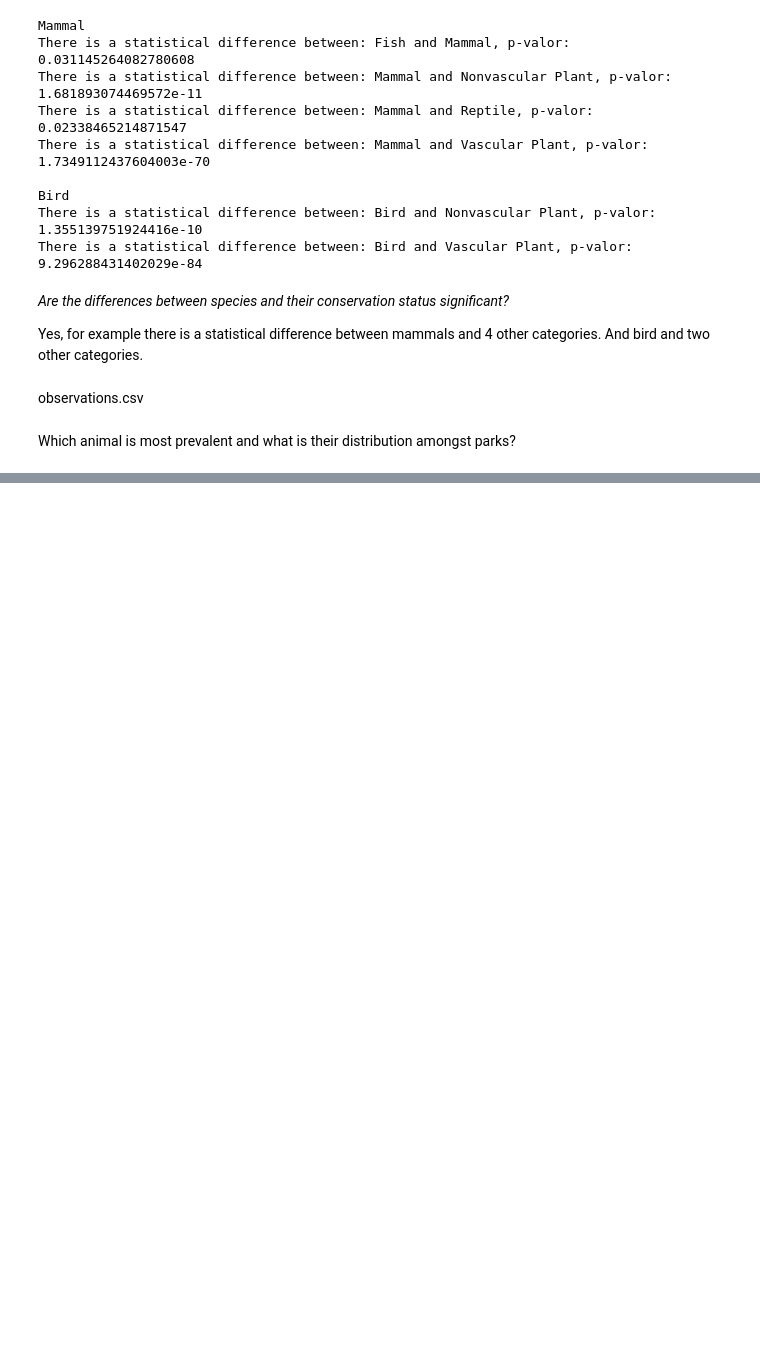
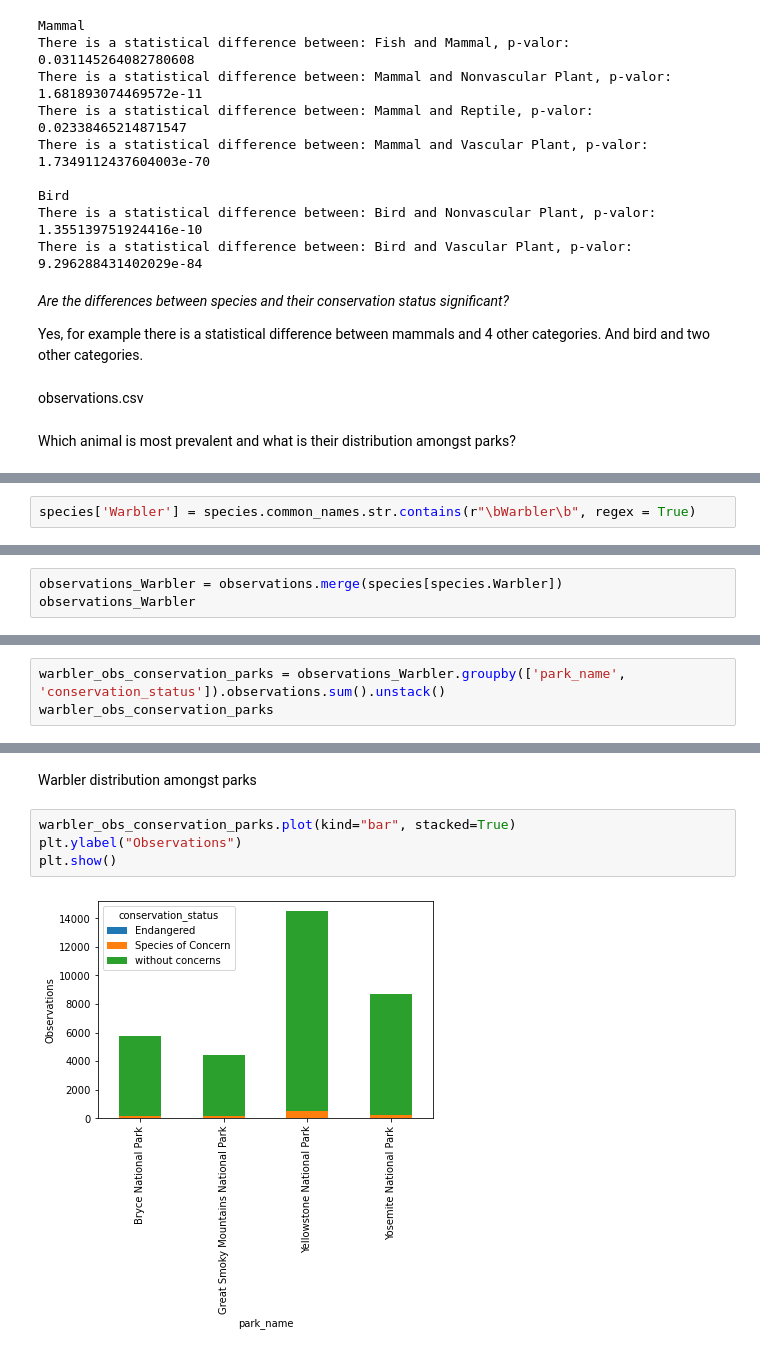
Before and after one commit to LucasArg00/biodiversity_codeacademy, a Jupyter notebook: biodiversity.ipynb, the cells around one changed output, grey strips where cells are left out. Cells and saved outputs as stored; diff of their text form; blank space fills up the shorter version.

```diff
--- a/biodiversity.ipynb
+++ b/biodiversity.ipynb
@@ -356,0 +390,2 @@ Which animal is most prevalent and what is their distribution amongst parks?
+# %%
+species['Warbler'] = species.common_names.str.contains(r"\bWarbler\b", regex = True)
@@ -356,0 +412,3 @@ Which animal is most prevalent and what is their distribution amongst parks?
+# %%
+observations_Warbler = observations.merge(species[species.Warbler])
+observations_Warbler
@@ -356,0 +443,3 @@ Which animal is most prevalent and what is their distribution amongst parks?
+# %%
+warbler_obs_conservation_parks = observations_Warbler.groupby(['park_name', 'conservation_status']).observations.sum().unstack()
+warbler_obs_conservation_parks
@@ -356,0 +453,8 @@ Which animal is most prevalent and what is their distribution amongst parks?
+# %% [markdown]
+Warbler distribution amongst parks
+# %%
+warbler_obs_conservation_parks.plot(kind="bar", stacked=True)
+plt.ylabel("Observations")
+plt.show()
+# %% [output]
+[figure, added]
```
Also changed, not shown: parts of 9 cells of this notebook.
